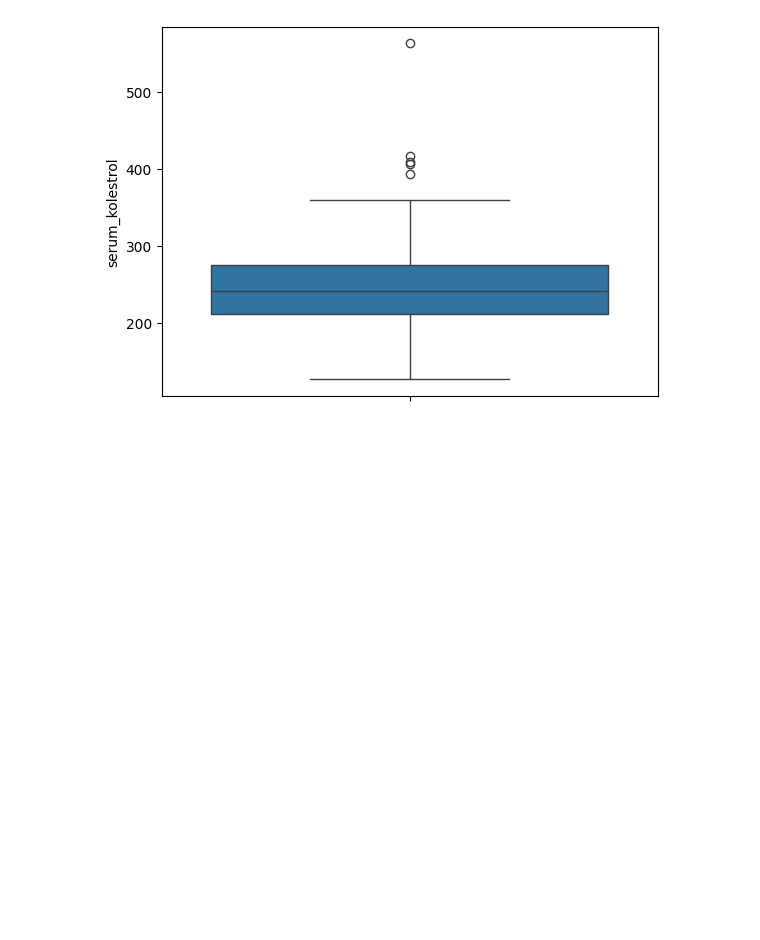
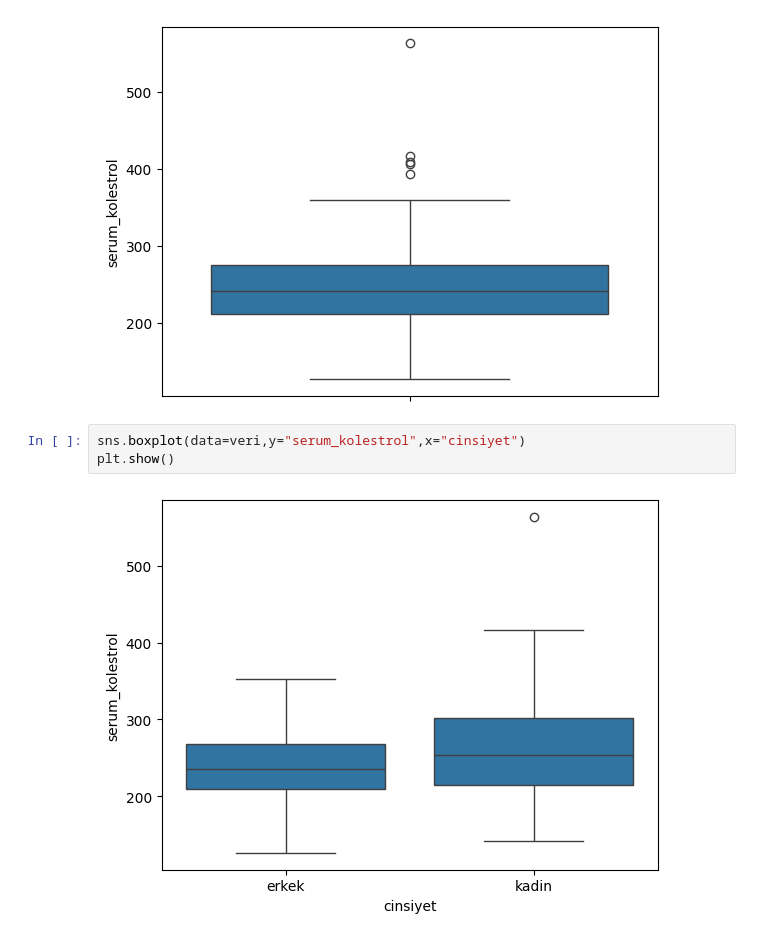
Before and after one commit to serkancam/bilsem23_24, a Jupyter notebook: O1H1_2324/veri_madenciligi/veri_gosellestirme.ipynb, the cells around one changed output. Drawn from its saved outputs; the diff is of its cells as text; blank space fills up the shorter version.

```diff
--- a/O1H1_2324/veri_madenciligi/veri_gosellestirme.ipynb
+++ b/O1H1_2324/veri_madenciligi/veri_gosellestirme.ipynb
@@ -146,3 +147,8 @@ sns.boxplot(data=veri,y="serum_kolestrol")
 plt.show()
 # %% [output]
 [figure]
+# %%
+sns.boxplot(data=veri,y="serum_kolestrol",x="cinsiyet")
+plt.show()
+# %% [output]
+[figure, added]
```
Also changed, not shown: parts of 3 cells of this notebook, 3 other files.
